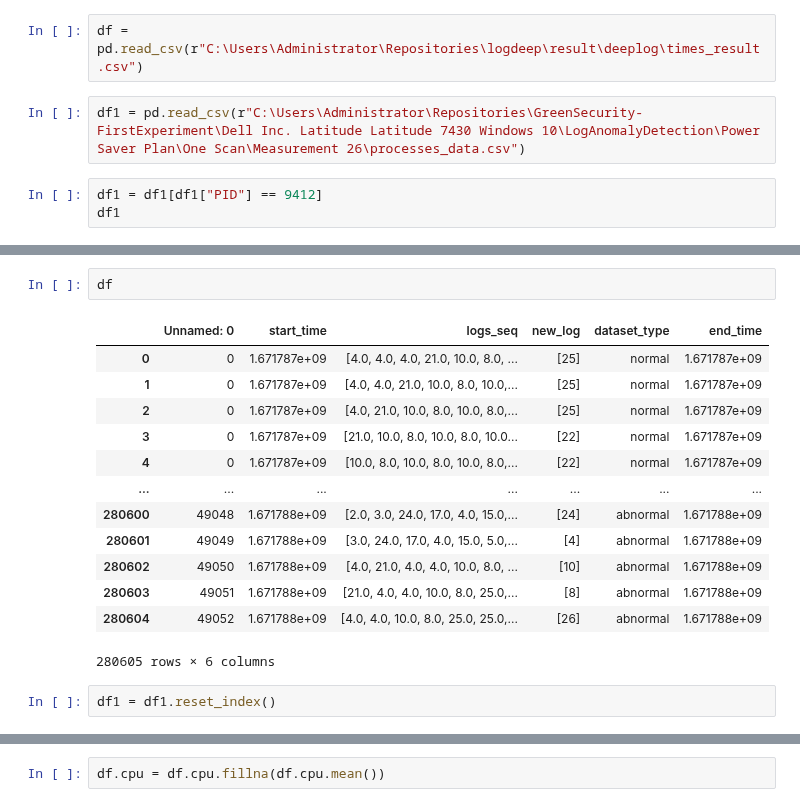
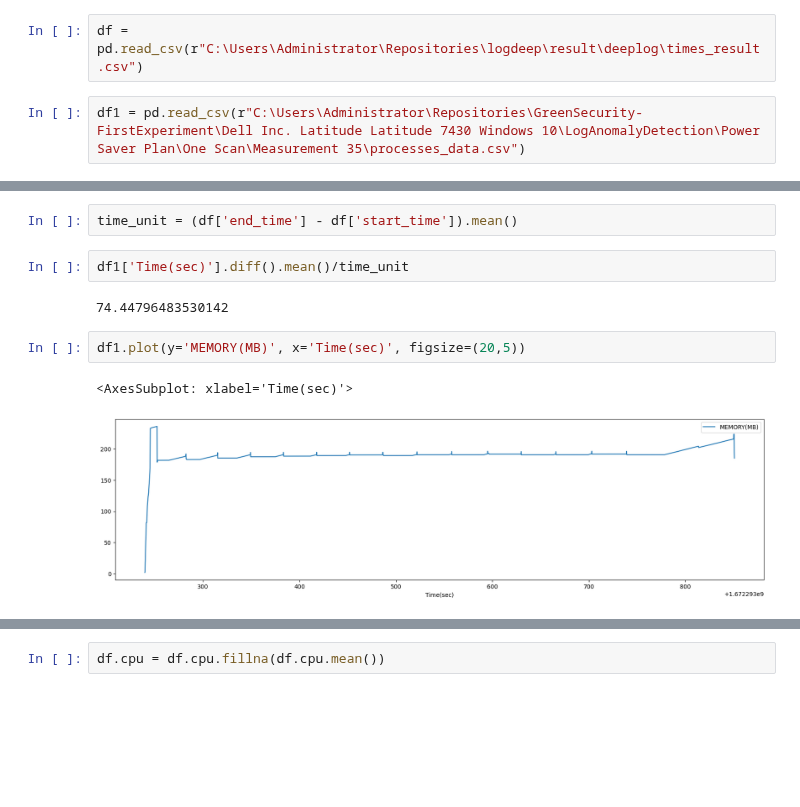
Before and after one commit to sapirani/GreenSecurityMeasurementAndOptimizationFramework, a Jupyter notebook: data_experiments.ipynb, the cells around one changed output, grey strips where cells are left out. Saved outputs shown, nothing was run; the diff lists cells and outputs as text; blank space fills up the shorter version.

```diff
--- a/data_experiments.ipynb
+++ b/data_experiments.ipynb
@@ -8,7 +9,4 @@ DataTransformerRegistry.enable('csv')
 # %%
 df = pd.read_csv(r"C:\Users\Administrator\Repositories\logdeep\result\deeplog\times_result.csv")
 # %%
-df1 = pd.read_csv(r"C:\Users\Administrator\Repositories\GreenSecurity-FirstExperiment\Dell Inc. Latitude Latitude 7430 Windows 10\LogAnomalyDetection\Power Saver Plan\One Scan\Measurement 26\processes_data.csv")
+df1 = pd.read_csv(r"C:\Users\Administrator\Repositories\GreenSecurity-FirstExperiment\Dell Inc. Latitude Latitude 7430 Windows 10\LogAnomalyDetection\Power Saver Plan\One Scan\Measurement 35\processes_data.csv")
-# %%
-df1 = df1[df1["PID"] == 9412]
-df1
@@ -29,18 +13,11 @@ df1
-# %%
-df
-# %% [output]
-|  | Unnamed: 0 | start_time | logs_seq | new_log | dataset_type | end_time |
-| 0 | 0 | 1.671787e+09 | [4.0, 4.0, 4.0, 21.0, 10.0, 8.0, ... | [25] | normal | 1.671787e+09 |
-| 1 | 0 | 1.671787e+09 | [4.0, 4.0, 21.0, 10.0, 8.0, 10.0,... | [25] | normal | 1.671787e+09 |
-| 2 | 0 | 1.671787e+09 | [4.0, 21.0, 10.0, 8.0, 10.0, 8.0,... | [25] | normal | 1.671787e+09 |
-| 3 | 0 | 1.671787e+09 | [21.0, 10.0, 8.0, 10.0, 8.0, 10.0... | [22] | normal | 1.671787e+09 |
-| 4 | 0 | 1.671787e+09 | [10.0, 8.0, 10.0, 8.0, 10.0, 8.0,... | [22] | normal | 1.671787e+09 |
-| ... | ... | ... | ... | ... | ... | ... |
-| 280600 | 49048 | 1.671788e+09 | [2.0, 3.0, 24.0, 17.0, 4.0, 15.0,... | [24] | abnormal | 1.671788e+09 |
-| 280601 | 49049 | 1.671788e+09 | [3.0, 24.0, 17.0, 4.0, 15.0, 5.0,... | [4] | abnormal | 1.671788e+09 |
-| 280602 | 49050 | 1.671788e+09 | [4.0, 21.0, 4.0, 4.0, 10.0, 8.0, ... | [10] | abnormal | 1.671788e+09 |
-| 280603 | 49051 | 1.671788e+09 | [21.0, 4.0, 4.0, 10.0, 8.0, 25.0,... | [8] | abnormal | 1.671788e+09 |
-| 280604 | 49052 | 1.671788e+09 | [4.0, 4.0, 10.0, 8.0, 25.0, 25.0,... | [26] | abnormal | 1.671788e+09 |
-280605 rows × 6 columns
-# %%
-df1 = df1.reset_index()
+# %%
+time_unit = (df['end_time'] - df['start_time']).mean()
+# %%
+df1['Time(sec)'].diff().mean()/time_unit
+# %% [output]
+74.44796483530142
+# %%
+df1.plot(y='MEMORY(MB)', x='Time(sec)', figsize=(20,5))
+# %% [output]
+<AxesSubplot: xlabel='Time(sec)'>
+[figure, added]
```
Also changed, not shown: parts of 29 cells of this notebook, 2 other files.
